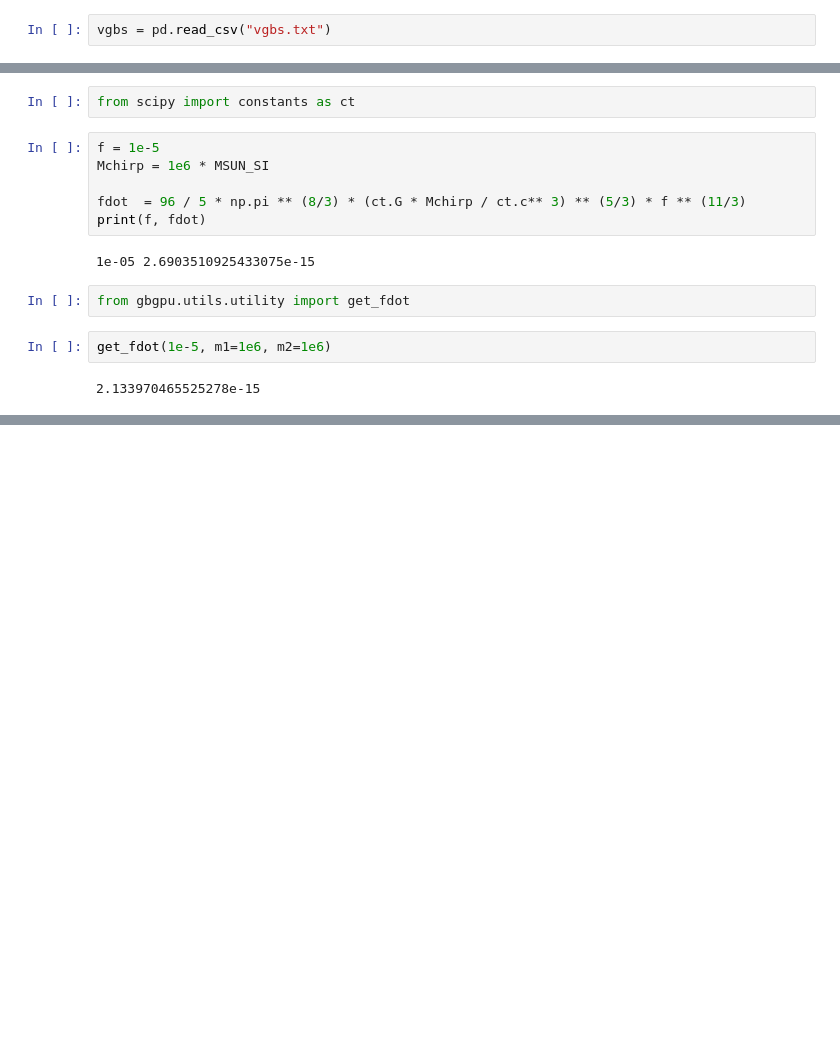
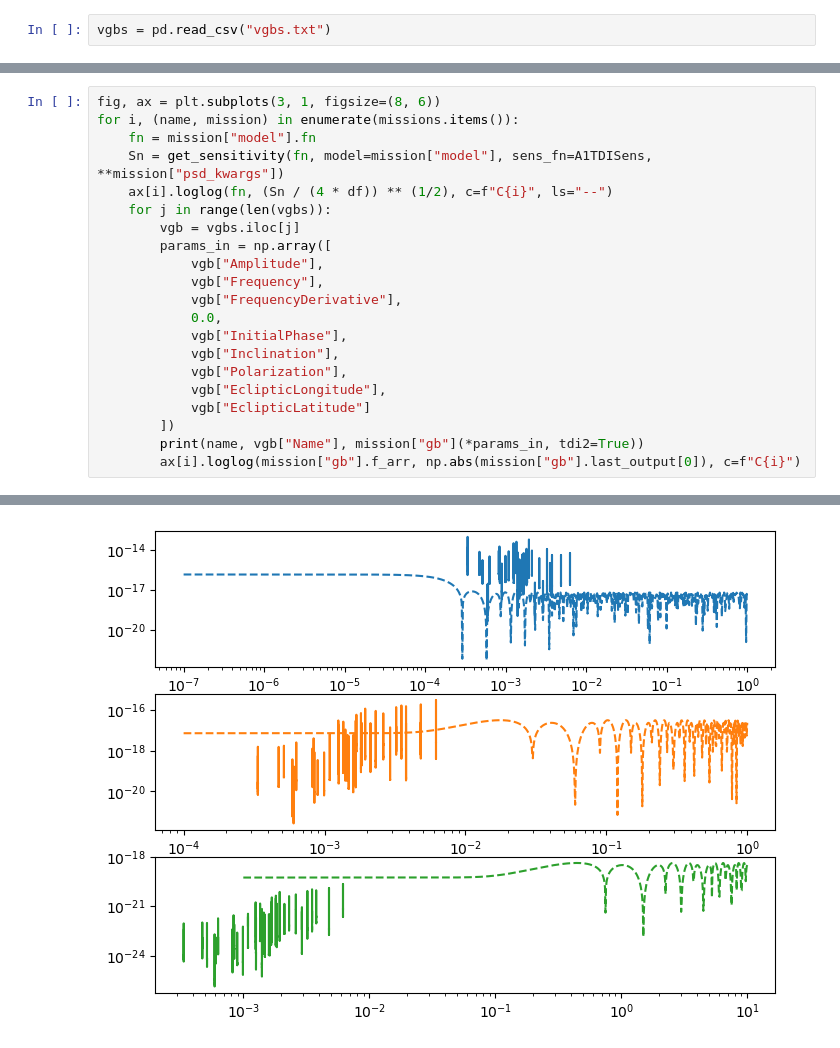
Before and after one commit to mikekatz04/LISAanalysistools, a Jupyter notebook: examples/space_2050_tutorial.ipynb, the cells around one changed output, grey strips where cells are left out. Drawn from its saved outputs; the diff is of its cells as text; blank space fills up the shorter version.

```diff
--- a/examples/space_2050_tutorial.ipynb
+++ b/examples/space_2050_tutorial.ipynb
@@ -239,16 +178,22 @@ b'SDSSJ1908' 109.05772367538297 109.05772367538297
-# %%
-from scipy import constants as ct
-# %%
-f = 1e-5
-Mchirp = 1e6 * MSUN_SI
-
-fdot  = 96 / 5 * np.pi ** (8/3) * (ct.G * Mchirp / ct.c** 3) ** (5/3) * f ** (11/3)
-print(f, fdot)
-# %% [output]
-1e-05 2.6903510925433075e-15
-# %%
-from gbgpu.utils.utility import get_fdot
-# %%
-get_fdot(1e-5, m1=1e6, m2=1e6)
-# %% [output]
-2.133970465525278e-15
+# %%
+fig, ax = plt.subplots(3, 1, figsize=(8, 6))
+for i, (name, mission) in enumerate(missions.items()):
+    fn = mission["model"].fn
+    Sn = get_sensitivity(fn, model=mission["model"], sens_fn=A1TDISens, **mission["psd_kwargs"])
+    ax[i].loglog(fn, (Sn / (4 * df)) ** (1/2), c=f"C{i}", ls="--")
+    for j in range(len(vgbs)):
+        vgb = vgbs.iloc[j]
+        params_in = np.array([
+            vgb["Amplitude"],
+            vgb["Frequency"],
+            vgb["FrequencyDerivative"],
+            0.0,
+            vgb["InitialPhase"],
+            vgb["Inclination"],
+            vgb["Polarization"],
+            vgb["EclipticLongitude"],
+            vgb["EclipticLatitude"]
+        ])
+        print(name, vgb["Name"], mission["gb"](*params_in, tdi2=True))
+        ax[i].loglog(mission["gb"].f_arr, np.abs(mission["gb"].last_output[0]), c=f"C{i}")
+# %% [output]
@@ -254,0 +234 @@ get_fdot(1e-5, m1=1e6, m2=1e6)
+[figure, added]
```
Also changed, not shown: parts of 18 cells of this notebook, 6 other files.
